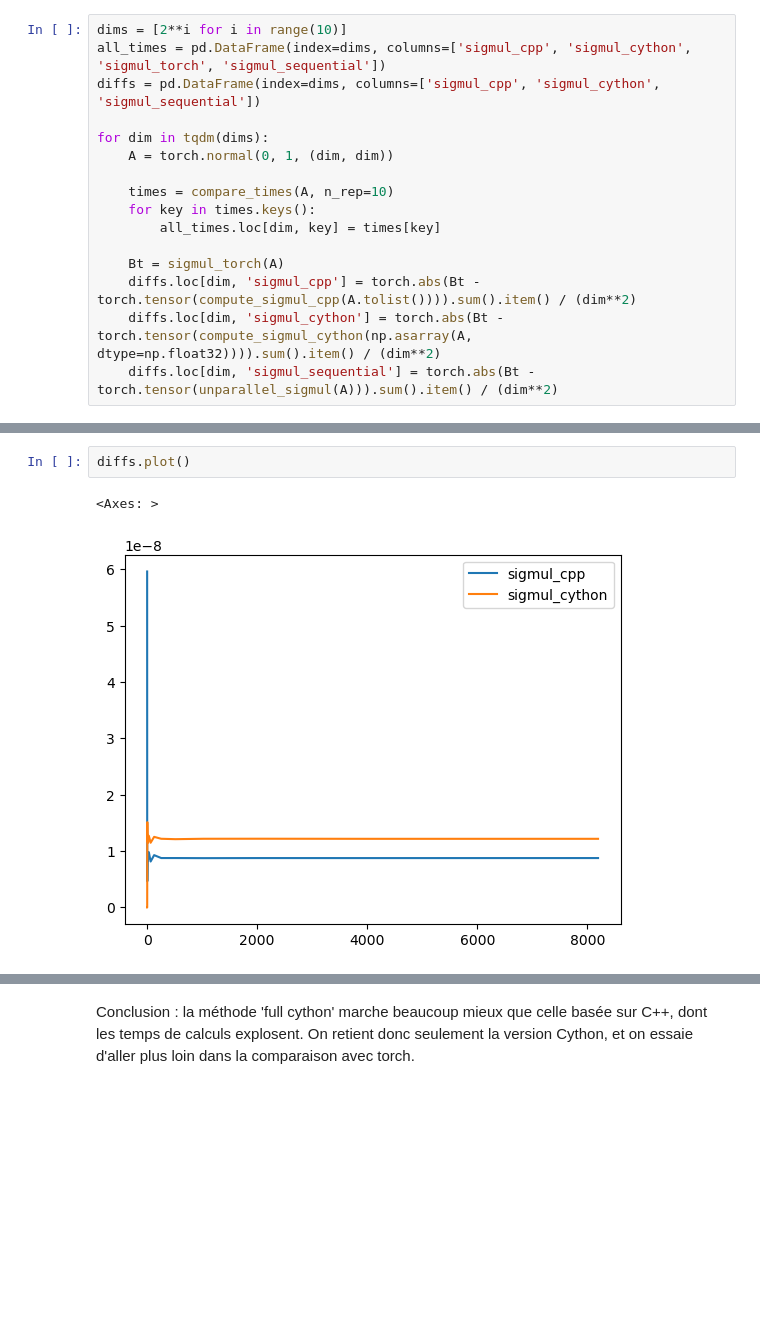
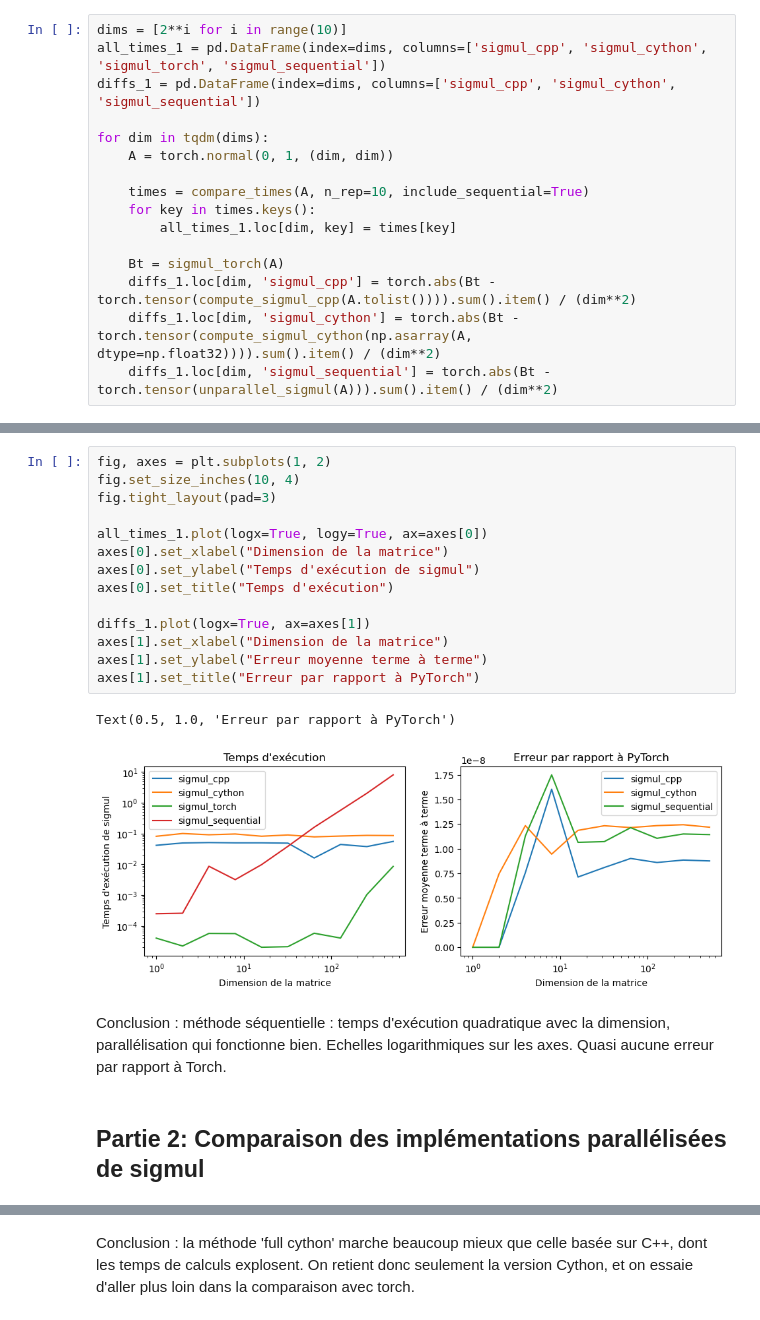
Before and after one commit to matthieu-bricaire/parallel-programming-ensae, a Jupyter notebook: times_comparisons.ipynb, the cells around one changed output, grey strips where cells are left out. Saved outputs shown, nothing was run; the diff lists cells and outputs as text; blank space fills up the shorter version.

```diff
--- a/times_comparisons.ipynb
+++ b/times_comparisons.ipynb
@@ -14,16 +17,16 @@ Rajouter une partie 0 où l'on visualise l'effet de la parallélisation. (includ
 # %%
 dims = [2**i for i in range(10)]
-all_times = pd.DataFrame(index=dims, columns=['sigmul_cpp', 'sigmul_cython', 'sigmul_torch', 'sigmul_sequential'])
-diffs = pd.DataFrame(index=dims, columns=['sigmul_cpp', 'sigmul_cython', 'sigmul_sequential'])
+all_times_1 = pd.DataFrame(index=dims, columns=['sigmul_cpp', 'sigmul_cython', 'sigmul_torch', 'sigmul_sequential'])
+diffs_1 = pd.DataFrame(index=dims, columns=['sigmul_cpp', 'sigmul_cython', 'sigmul_sequential'])
 
 for dim in tqdm(dims):
     A = torch.normal(0, 1, (dim, dim))
 
-    times = compare_times(A, n_rep=10)
+    times = compare_times(A, n_rep=10, include_sequential=True)
     for key in times.keys():
-        all_times.loc[dim, key] = times[key]
+        all_times_1.loc[dim, key] = times[key]
 
     Bt = sigmul_torch(A)
-    diffs.loc[dim, 'sigmul_cpp'] = torch.abs(Bt - torch.tensor(compute_sigmul_cpp(A.tolist()))).sum().item() / (dim**2)
-    diffs.loc[dim, 'sigmul_cython'] = torch.abs(Bt - torch.tensor(compute_sigmul_cython(np.asarray(A, dtype=np.float32)))).sum().item() / (dim**2)
-    diffs.loc[dim, 'sigmul_sequential'] = torch.abs(Bt - torch.tensor(unparallel_sigmul(A))).sum().item() / (dim**2)
+    diffs_1.loc[dim, 'sigmul_cpp'] = torch.abs(Bt - torch.tensor(compute_sigmul_cpp(A.tolist()))).sum().item() / (dim**2)
+    diffs_1.loc[dim, 'sigmul_cython'] = torch.abs(Bt - torch.tensor(compute_sigmul_cython(np.asarray(A, dtype=np.float32)))).sum().item() / (dim**2)
+    diffs_1.loc[dim, 'sigmul_sequential'] = torch.abs(Bt - torch.tensor(unparallel_sigmul(A))).sum().item() / (dim**2)
@@ -37,5 +33,21 @@ all_times.plot(logx=True)
-# %%
-diffs.plot()
-# %% [output]
-<Axes: >
-[figure, removed]
+# %%
+fig, axes = plt.subplots(1, 2)
+fig.set_size_inches(10, 4)
+fig.tight_layout(pad=3)
+
+all_times_1.plot(logx=True, logy=True, ax=axes[0])
+axes[0].set_xlabel("Dimension de la matrice")
+axes[0].set_ylabel("Temps d'exécution de sigmul")
+axes[0].set_title("Temps d'exécution")
+
+diffs_1.plot(logx=True, ax=axes[1])
+axes[1].set_xlabel("Dimension de la matrice")
+axes[1].set_ylabel("Erreur moyenne terme à terme")
+axes[1].set_title("Erreur par rapport à PyTorch")
+# %% [output]
+Text(0.5, 1.0, 'Erreur par rapport à PyTorch')
+[figure, added]
+# %% [markdown]
+Conclusion : méthode séquentielle : temps d'exécution quadratique avec la dimension, parallélisation qui fonctionne bien. Echelles logarithmiques sur les axes. Quasi aucune erreur par rapport à Torch.
+# %% [markdown]
+## Partie 2: Comparaison des implémentations parallélisées de sigmul
```
Also changed, not shown: parts of 22 cells of this notebook.
